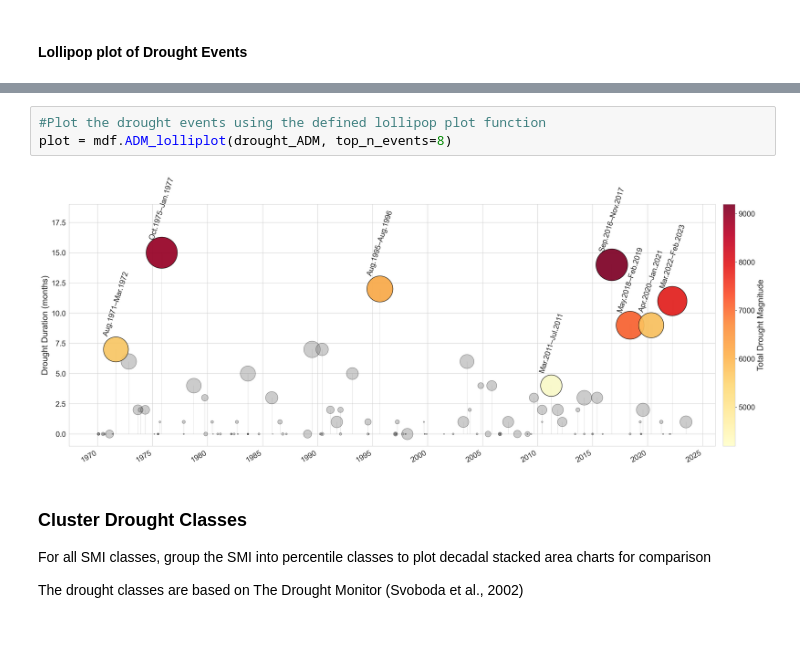
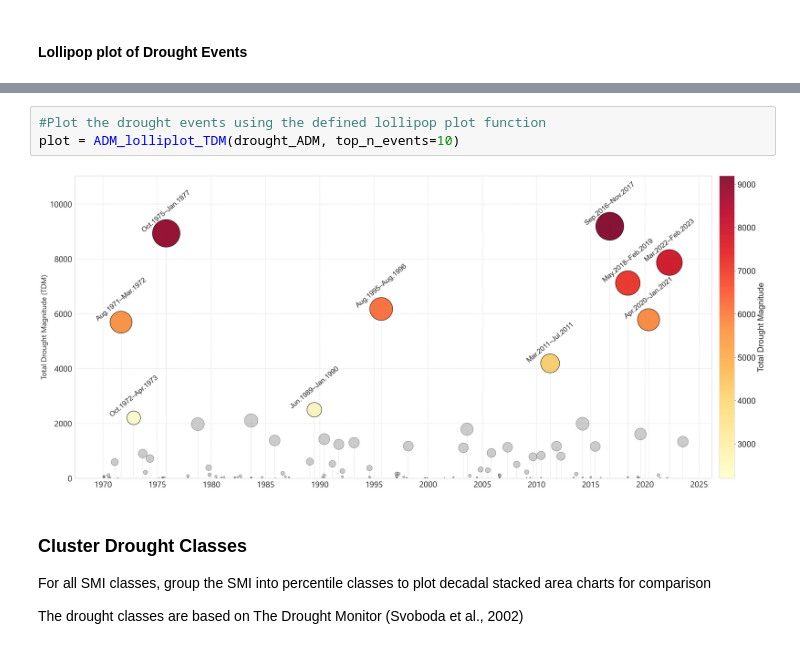
Before and after one commit to klekarkar/mHM_IO_dataprocessing, a Jupyter notebook: SMI_journal_plotting.ipynb, the cells around one changed output, grey strips where cells are left out. Cells and saved outputs as stored; diff of their text form.

```diff
--- a/SMI_journal_plotting.ipynb
+++ b/SMI_journal_plotting.ipynb
@@ -35,8 +96,8 @@ drought_ADM = mdf.assign_date_ADM(drought_ADM, base_date)
 # %%
 #Plot the drought events using the defined lollipop plot function
-plot = mdf.ADM_lolliplot(drought_ADM, top_n_events=8)
+plot = ADM_lolliplot_TDM(drought_ADM, top_n_events=10)
 # %% [output]
-[figure, old version]
+[figure, new version]
 # %% [markdown]
 ### Cluster Drought Classes
 For all SMI classes, group the SMI into percentile classes to plot decadal stacked area charts for comparison
```
Also changed, not shown: parts of 11 cells of this notebook, 12 other files.
